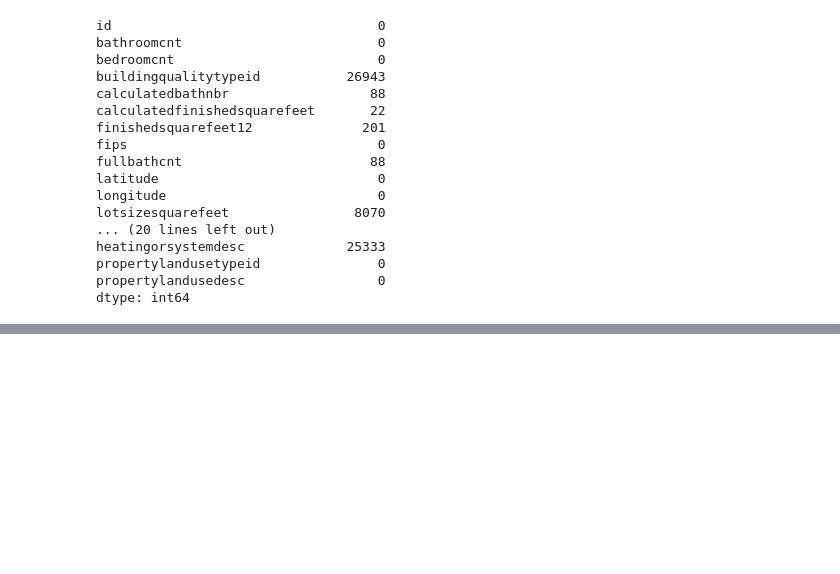
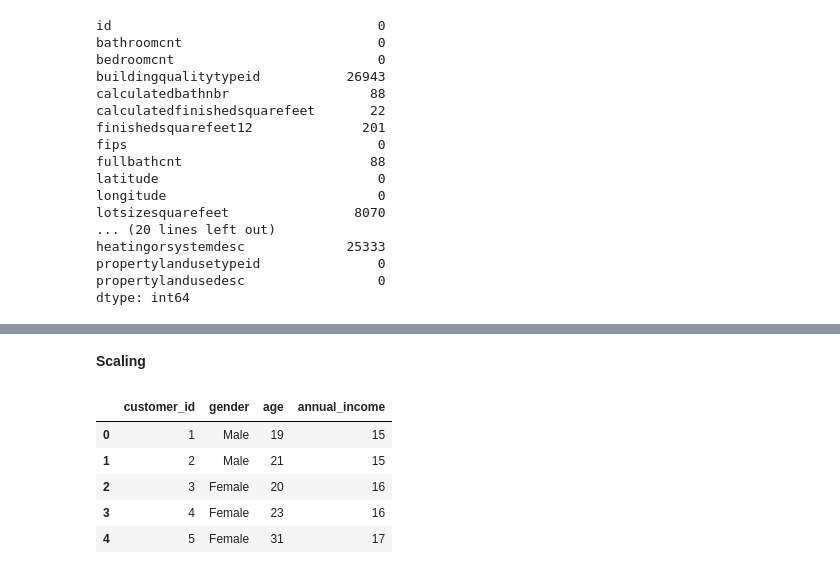
Before and after one commit to johnathon-smith/clustering-exercises, a Jupyter notebook: zillow.ipynb, the cells around one changed output, grey strips where cells are left out. Cells and saved outputs as stored; diff of their text form; code cells hidden in the pictures; blank space fills up the shorter version.

```diff
--- a/zillow.ipynb
+++ b/zillow.ipynb
@@ -321,0 +438,18 @@ memory usage: 16.6+ MB
+# %%
+#Make a list of columns to encode
+cols_to_encode = ['gender']
+
+#The following function will create dummy variables, remove the original column, and return the new data frames
+def get_dummy_vars(train, validate, test, cols_to_encode):
+    train_dummies = pd.get_dummies(train[cols_to_encode], dummy_na=False, drop_first=True)
+    train = pd.concat([train, train_dummies], axis = 1).drop(columns = cols_to_encode)
+
+    validate_dummies = pd.get_dummies(validate[cols_to_encode], dummy_na=False, drop_first=True)
+    validate = pd.concat([validate, validate_dummies], axis = 1).drop(columns = cols_to_encode)
+
+    test_dummies = pd.get_dummies(test[cols_to_encode], dummy_na=False, drop_first=True)
+    test = pd.concat([test, test_dummies], axis = 1).drop(columns = cols_to_encode)
+
+    return train, validate, test
+# %%
+train, validate, test = get_dummy_vars(train, validate, test, cols_to_encode)
@@ -321,0 +458,11 @@ memory usage: 16.6+ MB
+# %%
+train = handle_missing_values(train)
+validate = handle_missing_values(validate)
+test = handle_missing_values(test)
+# %% [markdown]
+__Scaling__
+# %%
+#Split the data in X and y groups
+X_train, y_train = train.drop('spending_score', axis = 1), train.spending_score
+X_validate, y_validate = validate.drop('spending_score', axis = 1), validate.spending_score
+X_test, y_test = test.drop('spending_score', axis = 1), test.spending_score
@@ -321,0 +485,9 @@ memory usage: 16.6+ MB
+# %%
+X_train.head()
+# %% [output]
+|  | customer_id | gender | age | annual_income |
+| 0 | 1 | Male | 19 | 15 |
+| 1 | 2 | Male | 21 | 15 |
+| 2 | 3 | Female | 20 | 16 |
+| 3 | 4 | Female | 23 | 16 |
+| 4 | 5 | Female | 31 | 17 |
```
Also changed, not shown: parts of 33 cells of this notebook, 1 other file.
